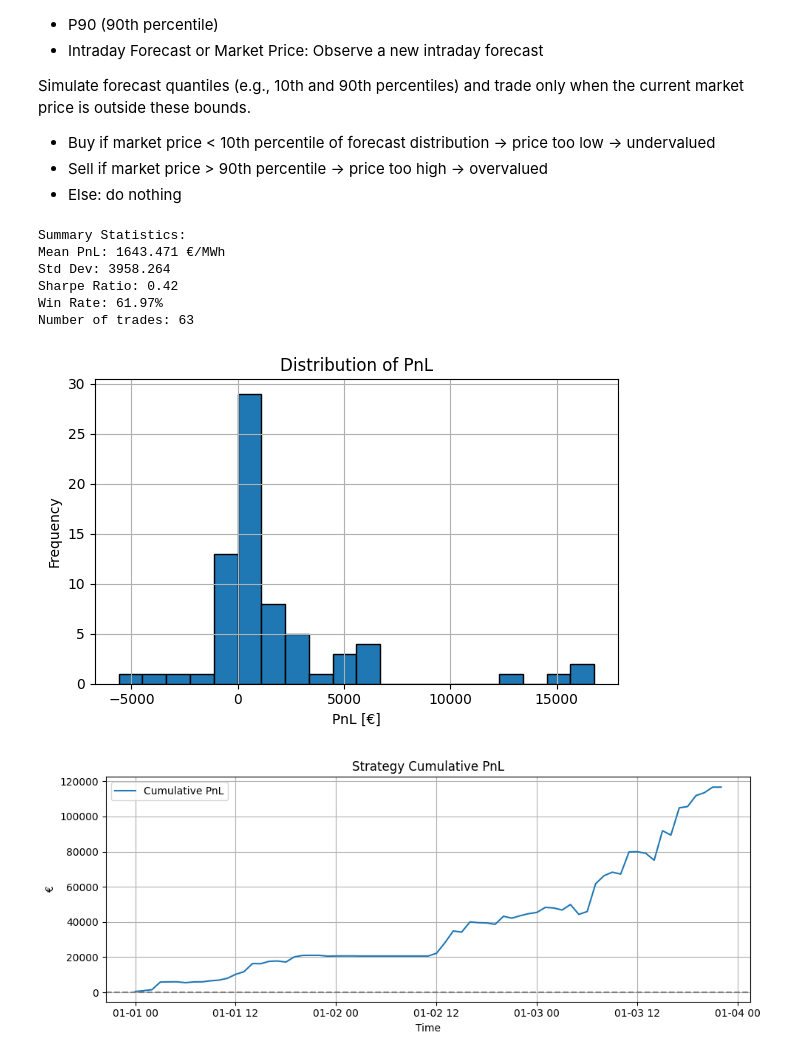
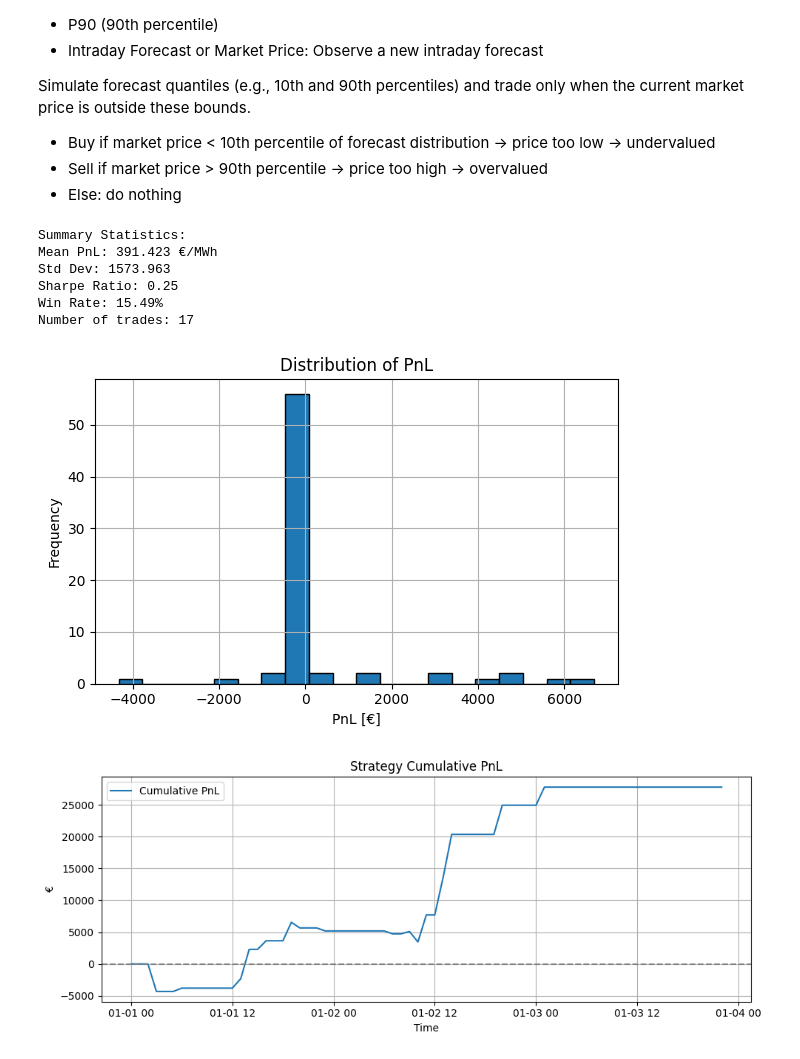
Before and after one commit to RIVACON/RiVaPy, a Jupyter notebook: notebooks/tools/algo_trading_in_python.ipynb, the cells around one changed output. Cells and saved outputs as stored; diff of their text form; code cells hidden in the pictures.

```diff
--- a/notebooks/tools/algo_trading_in_python.ipynb
+++ b/notebooks/tools/algo_trading_in_python.ipynb
@@ -121,7 +121,7 @@ plt.show()
 threshold = 0  # MW
 transaction_cost = 0.  # €/MWh
 
-min_size, max_size = 0.5, 3.0  # position size bounds
+min_size, max_size = 0., 10.0  # position size bounds
 # %% [markdown]
 ### Simple Strategy
 
@@ -317,8 +317,8 @@ Simulate forecast quantiles (e.g., 10th and 90th percentiles) and trade only whe
 df["forecast_diff"] = df["intraday_forecast"] - df["day_ahead_forecast"]
 # Trading signal based on quantile bounds
 df["signal"] = 0
-df.loc[df["intraday_price"] < df["forecast_p10"], "signal"] = 1   # -> buy
-df.loc[df["intraday_price"] > df["forecast_p90"], "signal"] = -1  # -> sell
+df.loc[df["intraday_forecast"] < df["forecast_p10"], "signal"] = 1   # -> buy
+df.loc[df["intraday_forecast"] > df["forecast_p90"], "signal"] = -1  # -> sell
 
 
 
@@ -330,37 +330,37 @@ df["cumulative_pnl"] = df["pnl"].cumsum()
 
 pnl = df["pnl"].dropna()
 print("Summary Statistics:")
 print(f"Mean PnL: {pnl.mean():.3f} €/MWh")
 print(f"Std Dev: {pnl.std():.3f}")
 print(f"Sharpe Ratio: {pnl.mean() / pnl.std():.2f}")
 print(f"Win Rate: {(pnl > 0).mean() * 100:.2f}%")
 print(f"Number of trades: {np.count_nonzero(df['signal'])}")
 
 plt.figure(figsize=(6, 4))
 plt.hist(pnl, bins=20, edgecolor='k')
 plt.title("Distribution of PnL")
 plt.xlabel("PnL [€]")
 plt.ylabel("Frequency")
 plt.grid(True)
 plt.tight_layout()
 plt.show()
 
 plt.figure(figsize=(10, 4))
 plt.plot(df["timestamp"], df["cumulative_pnl"], label="Cumulative PnL")
 plt.axhline(0, linestyle='--', color='gray')
 plt.title("Strategy Cumulative PnL")
 plt.xlabel("Time")
 plt.ylabel("€")
 plt.grid(True)
 plt.legend()
 plt.tight_layout()
 plt.show()
 # %% [output]
 Summary Statistics:
-Mean PnL: 1643.471 €/MWh
-Std Dev: 3958.264
-Sharpe Ratio: 0.42
-Win Rate: 61.97%
-Number of trades: 63
+Mean PnL: 391.423 €/MWh
+Std Dev: 1573.963
+Sharpe Ratio: 0.25
+Win Rate: 15.49%
+Number of trades: 17
-[figure, old version]
+[figure, new version]
-[figure, old version]
+[figure, new version]
```
Also changed, not shown: parts of 1 cell of this notebook.
